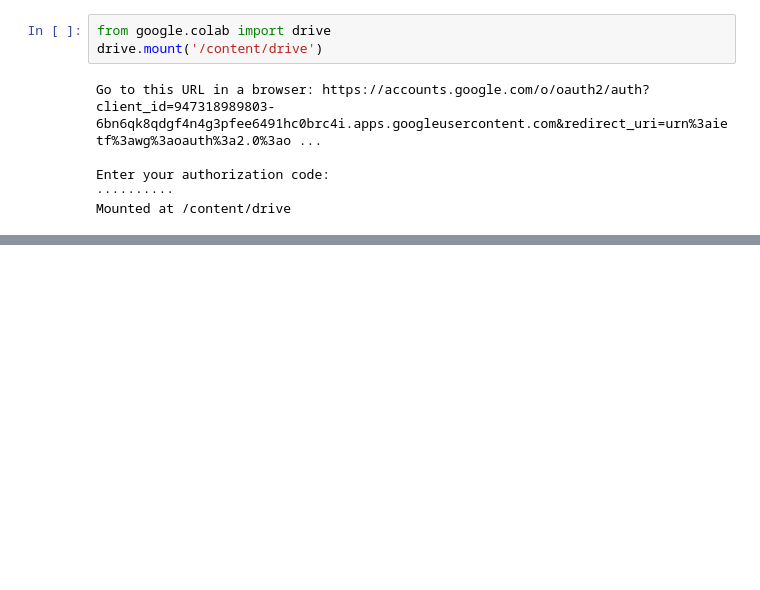
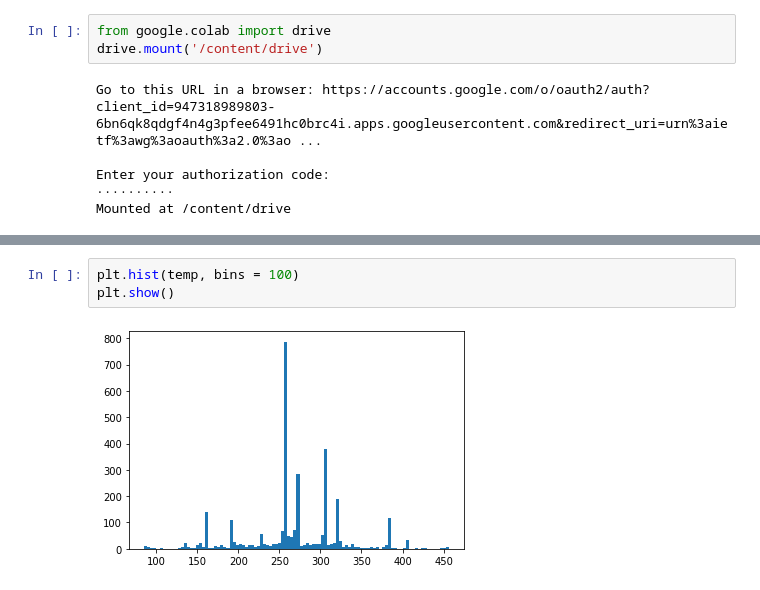
Before and after one commit to Kodhandarama/Audio_Analysis, a Jupyter notebook: pitch_contour.ipynb, the cells around one changed output, grey strips where cells are left out. Saved outputs shown, nothing was run; the diff lists cells and outputs as text; blank space fills up the shorter version.

```diff
--- a/pitch_contour.ipynb
+++ b/pitch_contour.ipynb
@@ -65,0 +87,5 @@ plt.plot(a.pitch)
+# %%
+plt.hist(temp, bins = 100)
+plt.show()
+# %% [output]
+[figure, added]
```
Also changed, not shown: parts of 6 cells of this notebook.
